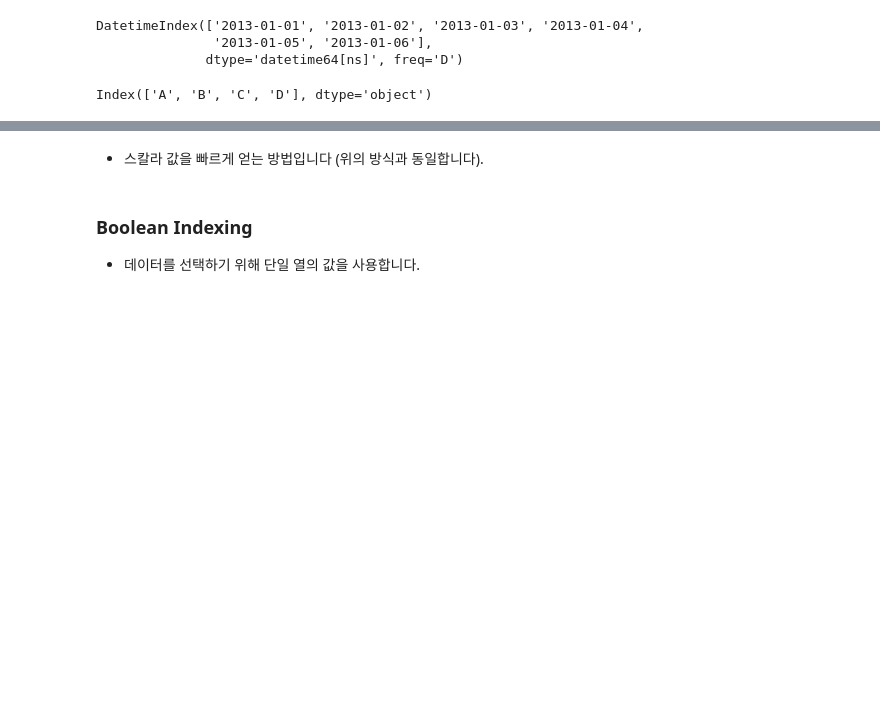
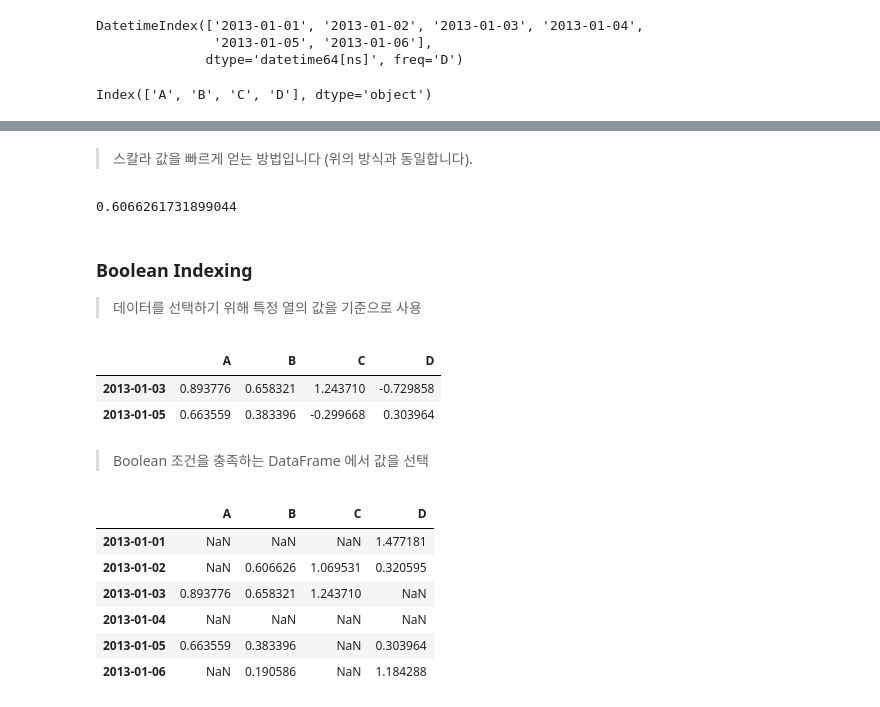
Before and after one commit to JH-Baik30/myfirstgit, a Jupyter notebook: 10_Minutes_to_Pandas.ipynb, the cells around one changed output, grey strips where cells are left out. Cells and saved outputs as stored; diff of their text form; code cells hidden in the pictures; blank space fills up the shorter version.

```diff
--- a/10_Minutes_to_Pandas.ipynb
+++ b/10_Minutes_to_Pandas.ipynb
@@ -295,5 +311,27 @@ df.iloc[:,1:3]
 # %% [markdown]
-* 스칼라 값을 빠르게 얻는 방법입니다 (위의 방식과 동일합니다).
+> 스칼라 값을 빠르게 얻는 방법입니다 (위의 방식과 동일합니다).
+# %%
+df.iat[1,1]
+# %% [output]
+0.6066261731899044
 # %% [markdown]
 ### Boolean Indexing
-* 데이터를 선택하기 위해 단일 열의 값을 사용합니다.
+>데이터를 선택하기 위해 특정 열의 값을 기준으로 사용
+# %%
+df[df.A > 0]
+# %% [output]
+|  | A | B | C | D |
+| 2013-01-03 | 0.893776 | 0.658321 | 1.243710 | -0.729858 |
+| 2013-01-05 | 0.663559 | 0.383396 | -0.299668 | 0.303964 |
+# %% [markdown]
+> Boolean 조건을 충족하는 DataFrame 에서 값을 선택
+# %%
+df[df > 0]
+# %% [output]
+|  | A | B | C | D |
+| 2013-01-01 | NaN | NaN | NaN | 1.477181 |
+| 2013-01-02 | NaN | 0.606626 | 1.069531 | 0.320595 |
+| 2013-01-03 | 0.893776 | 0.658321 | 1.243710 | NaN |
+| 2013-01-04 | NaN | NaN | NaN | NaN |
+| 2013-01-05 | 0.663559 | 0.383396 | NaN | 0.303964 |
+| 2013-01-06 | NaN | 0.190586 | NaN | 1.184288 |
```
Also changed, not shown: parts of 79 cells of this notebook.
